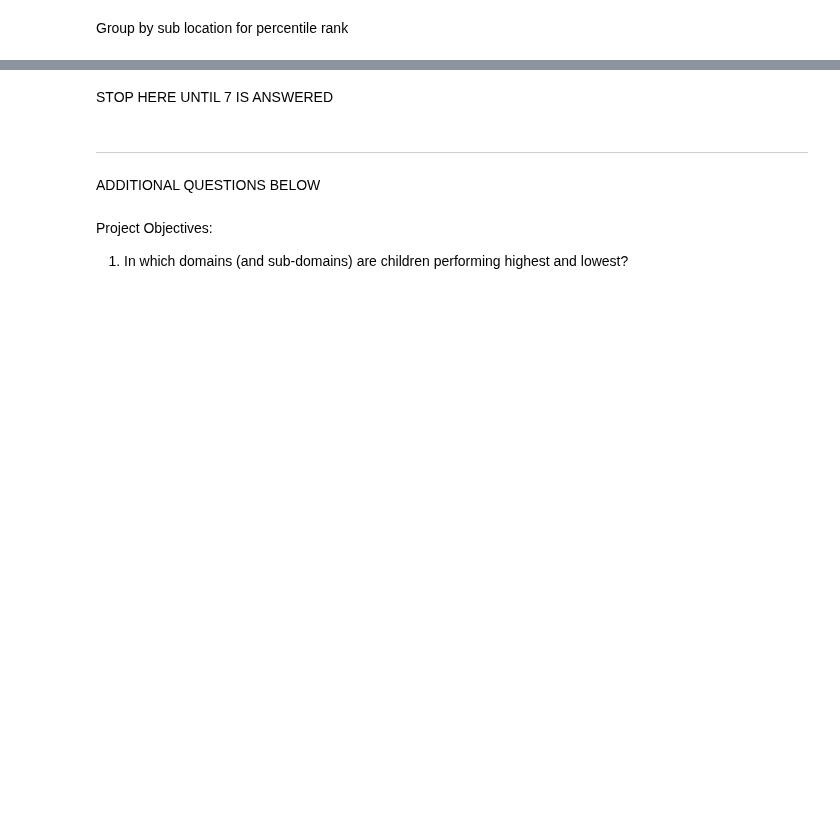
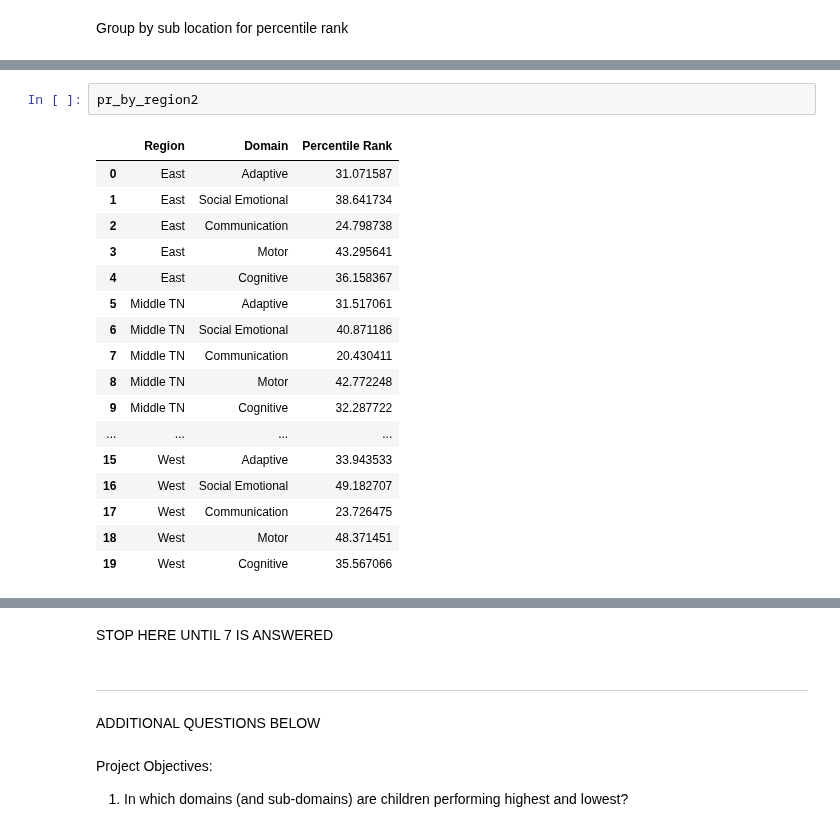
Before and after one commit to NSS-Data-Analytics-Cohort-10/teis-concat-dog, a Jupyter notebook: notebooks/teis_concatdog.ipynb, the cells around one changed output, grey strips where cells are left out. Drawn from its saved outputs; the diff is of its cells as text; blank space fills up the shorter version.

```diff
--- a/notebooks/teis_concatdog.ipynb
+++ b/notebooks/teis_concatdog.ipynb
@@ -394,0 +445,20 @@ dataset_clean_eligibility.groupby('Location__Sub_Level_1')[percentile_columns].m
+# %%
+pr_by_region2
+# %% [output]
+|  | Region | Domain | Percentile Rank |
+| 0 | East | Adaptive | 31.071587 |
+| 1 | East | Social Emotional | 38.641734 |
+| 2 | East | Communication | 24.798738 |
+| 3 | East | Motor | 43.295641 |
+| 4 | East | Cognitive | 36.158367 |
+| 5 | Middle TN | Adaptive | 31.517061 |
+| 6 | Middle TN | Social Emotional | 40.871186 |
+| 7 | Middle TN | Communication | 20.430411 |
+| 8 | Middle TN | Motor | 42.772248 |
+| 9 | Middle TN | Cognitive | 32.287722 |
+| ... | ... | ... | ... |
+| 15 | West | Adaptive | 33.943533 |
+| 16 | West | Social Emotional | 49.182707 |
+| 17 | West | Communication | 23.726475 |
+| 18 | West | Motor | 48.371451 |
+| 19 | West | Cognitive | 35.567066 |
```
Also changed, not shown: parts of 15 cells of this notebook.
